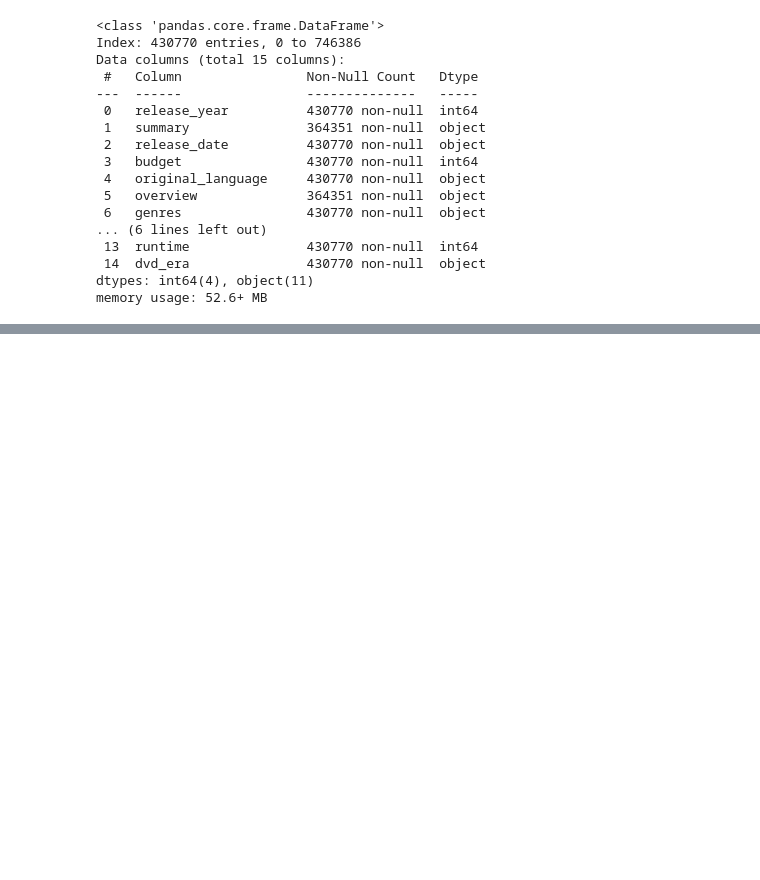
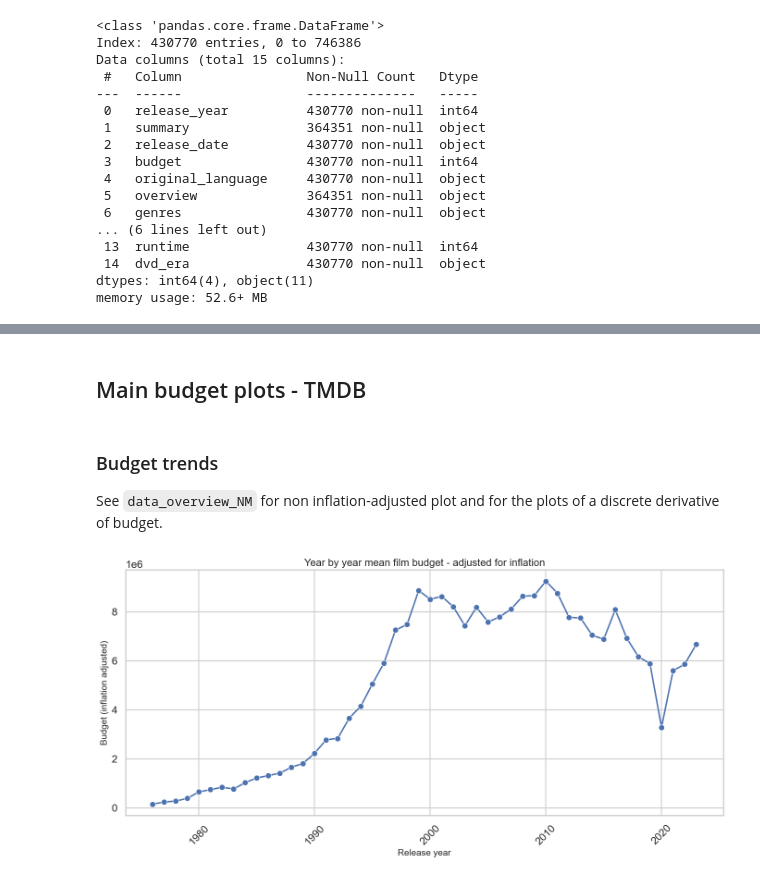
Before and after one commit to epfl-ada/ada-2024-project-databand, a Jupyter notebook: data_overview.ipynb, the cells around one changed output, grey strips where cells are left out. Drawn from its saved outputs; the diff is of its cells as text; code cells hidden in the pictures; blank space fills up the shorter version.

Commit message:
feat() : added some plots to main analysis

```diff
--- a/data_overview.ipynb
+++ b/data_overview.ipynb
@@ -83,3 +90,32 @@ df_combined.head()
 | 2 | 2002 | Every hundred years, the evil Mor... | 2002-04-12 | 0 | en | Every hundred years, the evil sor... | ['Adventure', 'Family', 'Fantasy'] | ... |
 | 3 | 1997 | Adam, a San Francisco-based artis... | 1997-04-04 | 0 | en | Best friends Adam and Kevin have ... | ['Comedy', 'Romance'] | ... |
 | 4 | 1989 | {{Plot|dateAct 1Act 2Act 3Act 4Ac... | 1989-10-05 | 9000000 | en | Gritty adaption of William Shakes... | ['War', 'Drama', 'History'] | ... |
+# %% [markdown]
+## Main budget plots - TMDB
+# %% [markdown]
+### Budget trends
+See `data_overview_NM` for non inflation-adjusted plot and for the plots of a discrete derivative of budget.
+# %%
+budget_stats = df_tmdb.groupby('release_year')['budget'].agg(mean_budget='mean').reset_index()
+
+# Adjust the inflation for the budget statistics
+budget_stats_inflation = adjust_inflation(budget_stats, old_col='mean_budget', new_col='mean_budget_inflation')
+
+# Set the style and context for the plot
+sns.set(style="whitegrid", context="talk")
+
+# Plot the statistics
+plt.figure(figsize=(14, 7))
+sns.lineplot(data=budget_stats_inflation, x='release_year', y='mean_budget_inflation', marker='o')
+
+# Customize the plot
+plt.title('Year by year mean film budget - adjusted for inflation', fontsize=16)
+plt.xlabel('Release year', fontsize=14)
+plt.ylabel('Budget (inflation adjusted)', fontsize=14)
+plt.xticks(rotation=45)
+plt.tight_layout()
+
+# Show the plot
+plt.show()
+# %% [output]
+[figure, added]
```
Also changed, not shown: parts of 5 cells of this notebook.
